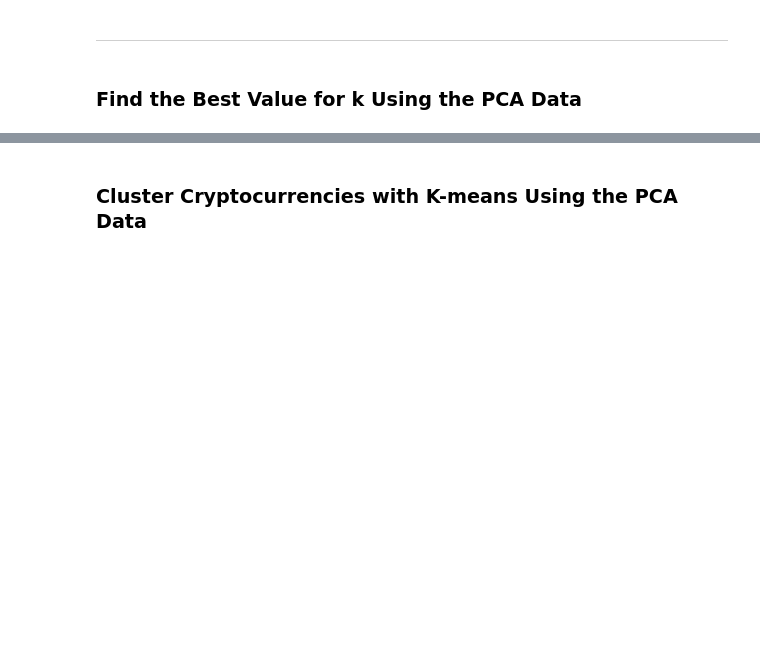
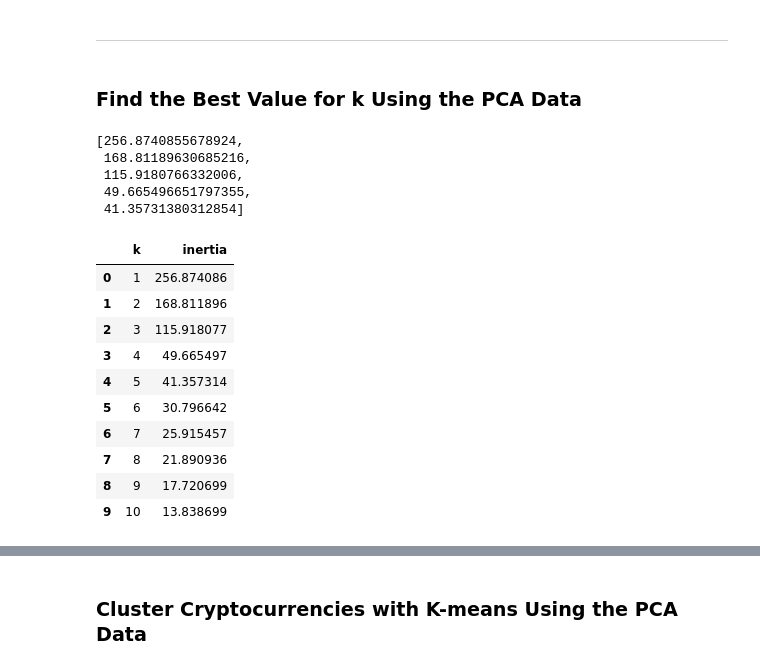
Before and after one commit to RickGrimesCodes/Module-19-Challenge, a Jupyter notebook: Crypto_Clustering_starter_code.ipynb, the cells around one changed output, grey strips where cells are left out. Saved outputs shown, nothing was run; the diff lists cells and outputs as text; code cells hidden in the pictures; blank space fills up the shorter version.

```diff
--- a/Crypto_Clustering_starter_code.ipynb
+++ b/Crypto_Clustering_starter_code.ipynb
@@ -190,5 +236,7 @@ hvplot.extension("bokeh")
 # %%
 # Use the PCA model with `fit_transform` to reduce to
 # three principal components.
+cryptoPCA = pcaModel.fit_transform(marketDataScaled)
 
 # View the first five rows of the DataFrame.
+cryptoPCA[:5]
@@ -204,12 +266,13 @@ hvplot.extension("bokeh")
 # %%
 # Create a new DataFrame with the PCA data.
-
+pcaDF = pd.DataFrame(cryptoPCA, columns=["PC1", "PC2", "PC3"])
 # Creating a DataFrame with the PCA data
 
 # Copy the crypto names from the original data
-
+pcaDF['coin_id'] = df_market_data.index
 
 # Set the coinid column as index
-
+pcaDF = pcaDF.set_index("coin_id")
 
 # Display sample data
+pcaDF.head()
@@ -219,19 +290,46 @@ hvplot.extension("bokeh")
 ### Find the Best Value for k Using the PCA Data
 # %%
 # Create a list with the number of k-values from 1 to 11
+kValues = list(range(1, 11))
 # %%
 # Create an empty list to store the inertia values
-
+inertialValues = []
 
 # Create a for loop to compute the inertia with each possible value of k
 # Inside the loop:
 # 1. Create a KMeans model using the loop counter for the n_clusters
 # 2. Fit the model to the data using `df_market_data_pca`
 # 3. Append the model.inertia_ to the inertia list
+for k in kValues:
+    kModel = KMeans(n_clusters=k, random_state=0, n_init='auto')
+    kModel.fit(pcaDF),
+    inertialValues.append(kModel.inertia_)
+
+inertialValues[:5]
+# %% [output]
+[256.8740855678924,
+ 168.81189630685216,
+ 115.9180766332006,
+ 49.665496651797355,
+ 41.35731380312854]
 # %%
 # Create a dictionary with the data to plot the Elbow curve
-
+pcaElbow = {"k": kValues, "inertia": inertialValues}
 # Create a DataFrame with the data to plot the Elbow curve
+pcaElbowDF = pd.DataFrame(pcaElbow)
+pcaElbowDF
+# %% [output]
+|  | k | inertia |
+| 0 | 1 | 256.874086 |
+| 1 | 2 | 168.811896 |
+| 2 | 3 | 115.918077 |
+| 3 | 4 | 49.665497 |
+| 4 | 5 | 41.357314 |
+| 5 | 6 | 30.796642 |
+| 6 | 7 | 25.915457 |
+| 7 | 8 | 21.890936 |
+| 8 | 9 | 17.720699 |
+| 9 | 10 | 13.838699 |
 # %%
 # Plot a line chart with all the inertia values computed with
 # the different values of k to visually identify the optimal value for k.
```
Also changed, not shown: parts of 26 cells of this notebook.
